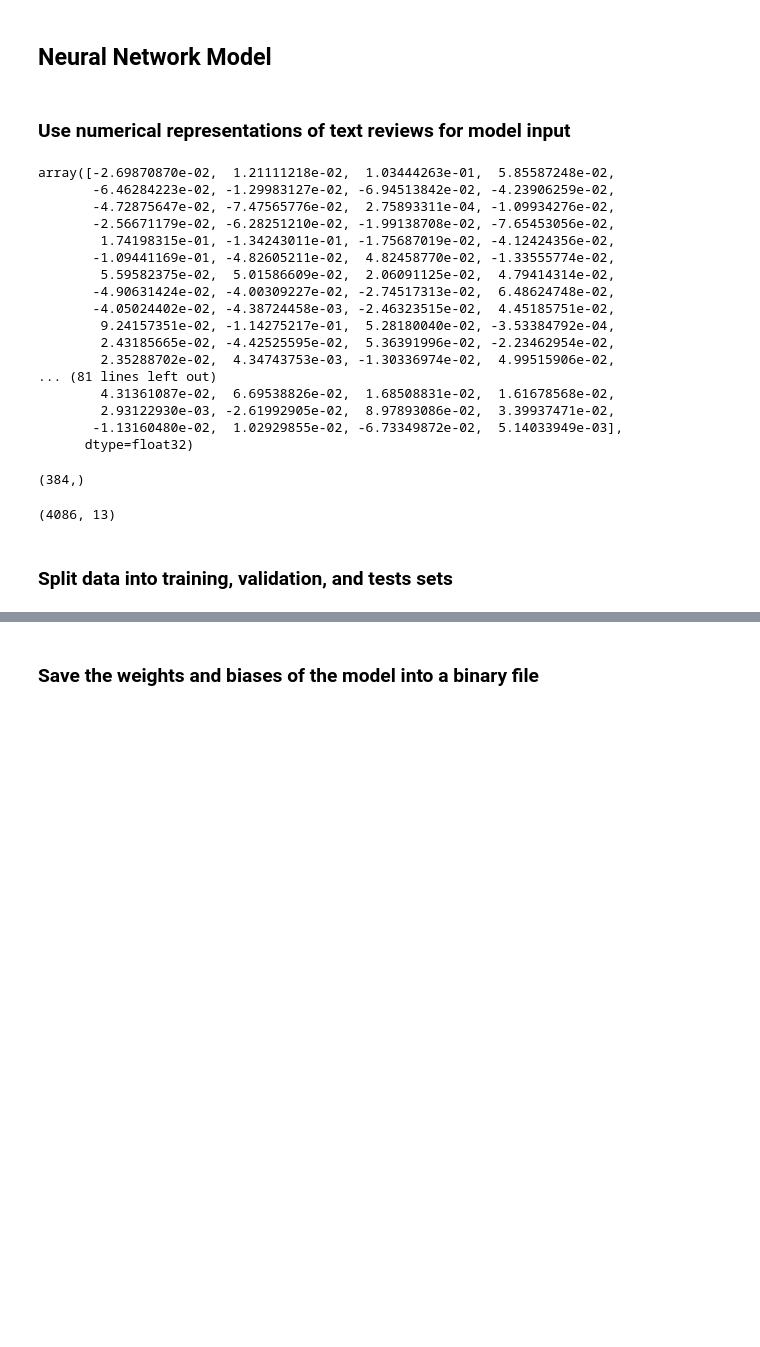
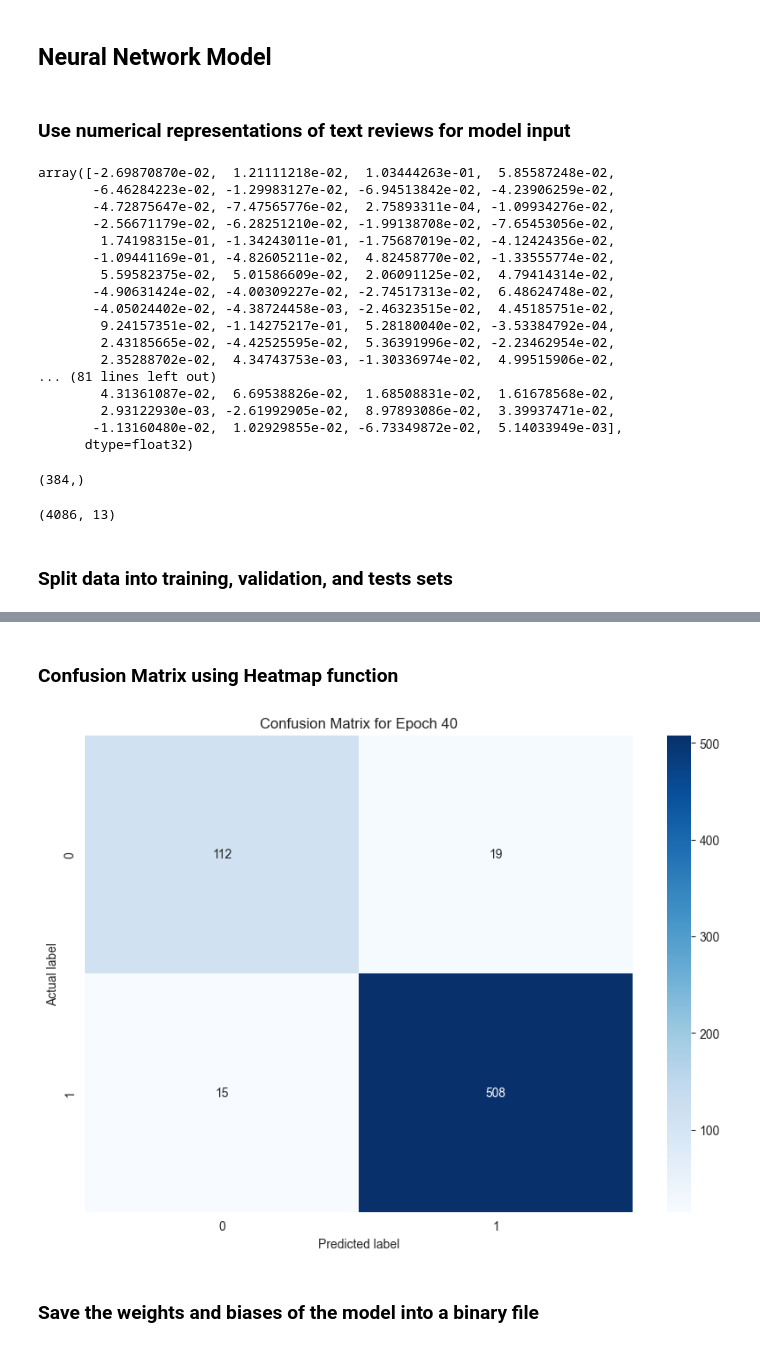
Before and after one commit to optroot9b/NLP-Sentiment-Classification, a Jupyter notebook: NLP_task.ipynb, the cells around one changed output, grey strips where cells are left out. Drawn from its saved outputs; the diff is of its cells as text; code cells hidden in the pictures; blank space fills up the shorter version.

```diff
--- a/NLP_task.ipynb
+++ b/NLP_task.ipynb
@@ -204,13 +204,14 @@ import torch.nn.utils as nn_utils
 
 # Setup
 writer = SummaryWriter() # Records all details during the training of a model which can be visualized with tensorboard
-model = SentimentClassifier() # Neural Network Model
+model = SentimentClassifier() # Neural Network Feedforward Model
 loss_function = BCEWithLogitsLoss() # Loss function that combines a Sigmoid layer and Binary Cross Entropy Loss in one single class
 optimizer = AdamW(model.parameters(), lr=0.0001, weight_decay=0.001) # Adam optimizer with weight decay regularization, AdamW adds L2 penalty paramater
-scheduler = CosineAnnealingLR(optimizer, T_max=60) # Learning rate scheduler with high learning rate and decreases it in a cosine pattern until it reaches close to zero at the end of training
+scheduler = CosineAnnealingLR(optimizer, T_max=40) # Learning rate scheduler with high learning rate and decreases it in a cosine pattern until it reaches close to zero at the end of training
+
 
 batch_size = 64 # Specifies the number of training examples in one forward/backward pass
-num_epochs = 60 # Defines the number times that the learning algorithm will work through the entire training dataset
+num_epochs = 40 # Defines the number times that the learning algorithm will work through the entire training dataset
 losses = [] # List to store the loss values during the training process
 
 
@@ -225,14 +226,14 @@ for epoch in range(num_epochs): # Starts a loop that will iterate for a specifie
         tensor_batch_x = torch.Tensor(batch_x)
         tensor_batch_y = torch.Tensor(batch_y).reshape(-1, 1)
 
-        optimizer.zero_grad() # Clear the gradients
-        predictions = model(tensor_batch_x) # Forward pass
-        loss = loss_function(predictions, tensor_batch_y) # Compute the loss
-        loss.backward()  # Backward pass to compute gradients
-        nn_utils.clip_grad_value_(model.parameters(), 1.0) # Gradient clipping
-        optimizer.step() # Updates the model parameters
-        losses.append(loss.item()) # Appends the current loss to the losses list
-        scheduler.step()
+        optimizer.zero_grad() # Clear the gradients to prevent gradient accumulation
+        predictions = model(tensor_batch_x) # Forward pass of the tensor batch x input
+        loss = loss_function(predictions, tensor_batch_y) # Output is compared with truth labels using loss function
+        loss.backward()  # Backward pass to compute gradients from the loss. Updates the gradients of model parameters
+        nn_utils.clip_grad_value_(model.parameters(), 1.0) # Gradient clipping which prevents the gradients from exploding
+        optimizer.step() # Optimization step that updates the weights of the neural network model
+        scheduler.step() # Steps the learning rate scheduler
+        losses.append(loss.item()) # Loss value is converted to numbers from a Tensor object and appends to the losses list
         # Logs the loss value to a tensorboard
         writer.add_scalar('Loss/train', loss.item(), epoch * len(train_df) + i)
 
@@ -284,3 +285,17 @@ Epoch 12/60 - Validation F1 Score: 0.96, ROC AUC: 0.97, Accuracy: 0.93
+# %% [markdown]
+### Confusion Matrix using Heatmap function
+# %%
+from sklearn.metrics import confusion_matrix
+
+conf_matrix = confusion_matrix(y_true, y_pred)
+plt.figure(figsize=(10, 7))
+sns.heatmap(conf_matrix, annot=True, fmt='d', cmap='Blues')
+plt.ylabel('Actual label')
+plt.xlabel('Predicted label')
+plt.title(f'Confusion Matrix for Epoch {epoch + 1}')
+plt.show()
+# %% [output]
+[figure, added]
 # %% [markdown]
 ### Save the weights and biases of the model into a binary file
 # %%
```
Also changed, not shown: parts of 2 cells of this notebook.
